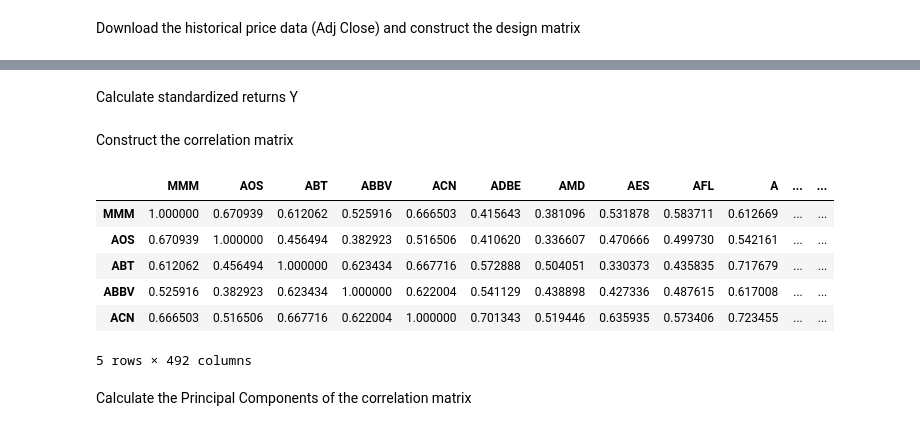
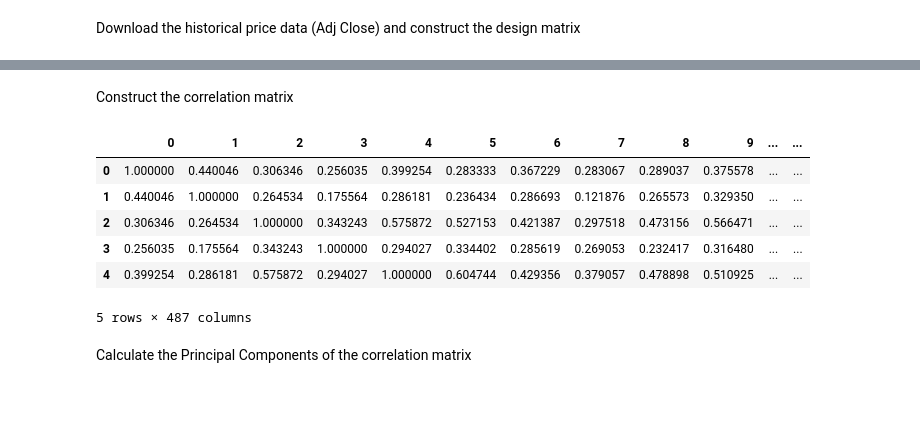
Before and after one commit to andygarcia830/msdspt2025b_dmw_lab2_lt5, a Jupyter notebook: Lab2A-LT5.ipynb, the cells around one changed output, grey strips where cells are left out. Drawn from its saved outputs; the diff is of its cells as text; code cells hidden in the pictures; blank space fills up the shorter version.

```diff
--- a/Lab2A-LT5.ipynb
+++ b/Lab2A-LT5.ipynb
@@ -113,0 +57,6 @@ df_spx
+# %%
+year = 2019
+filename = f'spx_{year}_adj_close.csv'
+startdate = datetime.datetime(year,1,1)
+df_spx = l2af.load_data(tickers, startdate, filename, force=False)
+df_spx.head()
@@ -114 +71,6 @@ df_spx
+# %%
+
+# Clean the data
+df_spx = l2af.clean_data(df_spx)
+# df_spx
 # %% [markdown]
@@ -116,4 +78,4 @@ Calculate for the returns matrix R
 # %%
 
-R = df_spx.pct_change().fillna(0)
-R.head()
+R, Y  = l2af.calculate_returns(df_spx)
+# R.head()
@@ -128,7 +82,2 @@ R.head()
-# %% [markdown]
-Calculate standardized returns Y
-# %%
-Y = ((R - R.mean(axis=0))/R.std(axis=0)).fillna(0)
-# Y.max()
 # %% [markdown]
 Construct the correlation matrix
@@ -152,18 +84,15 @@ def consrtuct_correlation_matrix(Y, filename):
 # %%
-filename_corr = 'correlation_matrix.csv'
-try:
-    p = pd.read_csv(filename_corr, index_col=0)
-except FileNotFoundError:
-    p = consrtuct_correlation_matrix(Y, filename_corr)
-p.dropna(inplace=True)
+filename_corr = f'correlation_matrix_{year}.csv'
+p = l2af.consrtuct_correlation_matrix(Y, filename_corr, force=True)
+# p.dropna(inplace=True)
 p.head()
 # %% [output]
-|  | MMM | AOS | ABT | ABBV | ACN | ADBE | AMD | AES | AFL | A | ... | ... |
-| MMM | 1.000000 | 0.670939 | 0.612062 | 0.525916 | 0.666503 | 0.415643 | 0.381096 | 0.531878 | 0.583711 | 0.612669 | ... | ... |
-| AOS | 0.670939 | 1.000000 | 0.456494 | 0.382923 | 0.516506 | 0.410620 | 0.336607 | 0.470666 | 0.499730 | 0.542161 | ... | ... |
-| ABT | 0.612062 | 0.456494 | 1.000000 | 0.623434 | 0.667716 | 0.572888 | 0.504051 | 0.330373 | 0.435835 | 0.717679 | ... | ... |
-| ABBV | 0.525916 | 0.382923 | 0.623434 | 1.000000 | 0.622004 | 0.541129 | 0.438898 | 0.427336 | 0.487615 | 0.617008 | ... | ... |
-| ACN | 0.666503 | 0.516506 | 0.667716 | 0.622004 | 1.000000 | 0.701343 | 0.519446 | 0.635935 | 0.573406 | 0.723455 | ... | ... |
+|  | 0 | 1 | 2 | 3 | 4 | 5 | 6 | 7 | 8 | 9 | ... | ... |
+| 0 | 1.000000 | 0.440046 | 0.306346 | 0.256035 | 0.399254 | 0.283333 | 0.367229 | 0.283067 | 0.289037 | 0.375578 | ... | ... |
+| 1 | 0.440046 | 1.000000 | 0.264534 | 0.175564 | 0.286181 | 0.236434 | 0.286693 | 0.121876 | 0.265573 | 0.329350 | ... | ... |
+| 2 | 0.306346 | 0.264534 | 1.000000 | 0.343243 | 0.575872 | 0.527153 | 0.421387 | 0.297518 | 0.473156 | 0.566471 | ... | ... |
+| 3 | 0.256035 | 0.175564 | 0.343243 | 1.000000 | 0.294027 | 0.334402 | 0.285619 | 0.269053 | 0.232417 | 0.316480 | ... | ... |
+| 4 | 0.399254 | 0.286181 | 0.575872 | 0.294027 | 1.000000 | 0.604744 | 0.429356 | 0.379057 | 0.478898 | 0.510925 | ... | ... |
-5 rows × 492 columns
+5 rows × 487 columns
 # %% [markdown]
 Calculate the Principal Components of the correlation matrix
```
Also changed, not shown: parts of 62 cells of this notebook, 19 other files.
